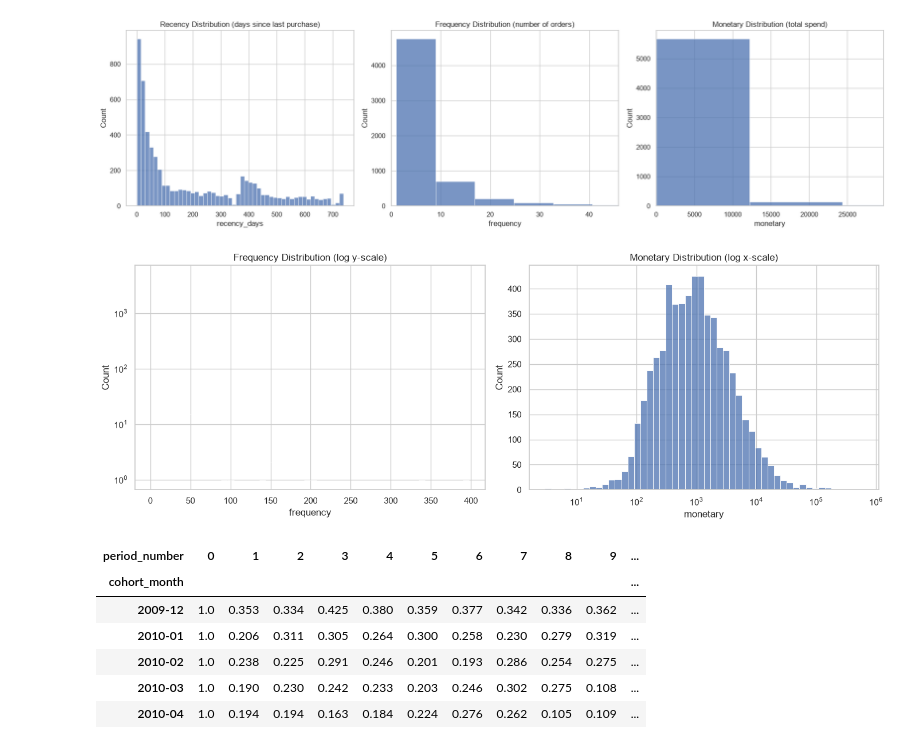
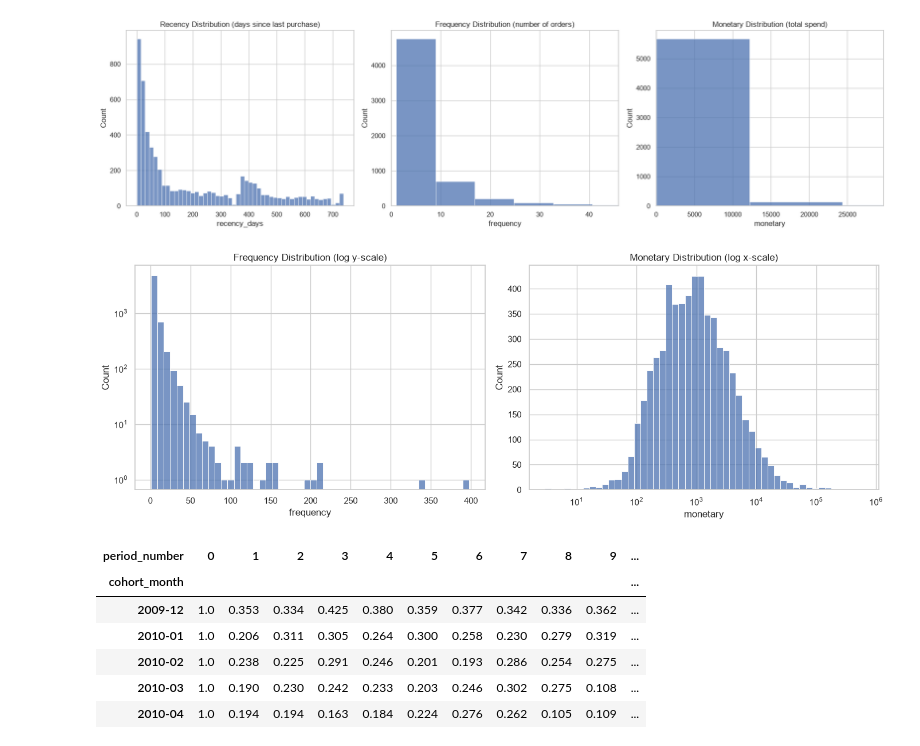
Before and after one commit to Dyna1410-blip/Churn-Prediction, a Jupyter notebook: notebooks/02_eda.ipynb, the cells around one changed output. Cells and saved outputs as stored; diff of their text form; code cells hidden in the pictures.

Commit message:
fixed freq log plot

```diff
--- a/notebooks/02_eda.ipynb
+++ b/notebooks/02_eda.ipynb
@@ -213,16 +213,20 @@ plt.show()
 # %%
 fig, axes = plt.subplots(1, 2, figsize=(14, 5))
 
-sns.histplot(rfm["frequency"], bins=50, log_scale=(False, True), ax=axes[0])
+# Frequency: linear x-axis, log y-axis applied AFTER plotting
+sns.histplot(rfm["frequency"], bins=50, ax=axes[0])
+axes[0].set_yscale("log")
 axes[0].set_title("Frequency Distribution (log y-scale)")
 
+# Monetary: log x-axis works fine passed directly, since histplot handles
+# log-scaling the *data values* (x-axis) differently than log-scaling *counts* (y-axis)
 sns.histplot(rfm["monetary"][rfm["monetary"] > 0], bins=50, log_scale=True, ax=axes[1])
 axes[1].set_title("Monetary Distribution (log x-scale)")
 
 plt.tight_layout()
 plt.show()
 # %% [output]
-[figure, old version]
+[figure, new version]
 # %%
 # first purchase month per customer (acquisition cohort)
 order_dates = purchases.drop_duplicates(subset="Invoice")[["Customer ID", "InvoiceDate"]]
```
